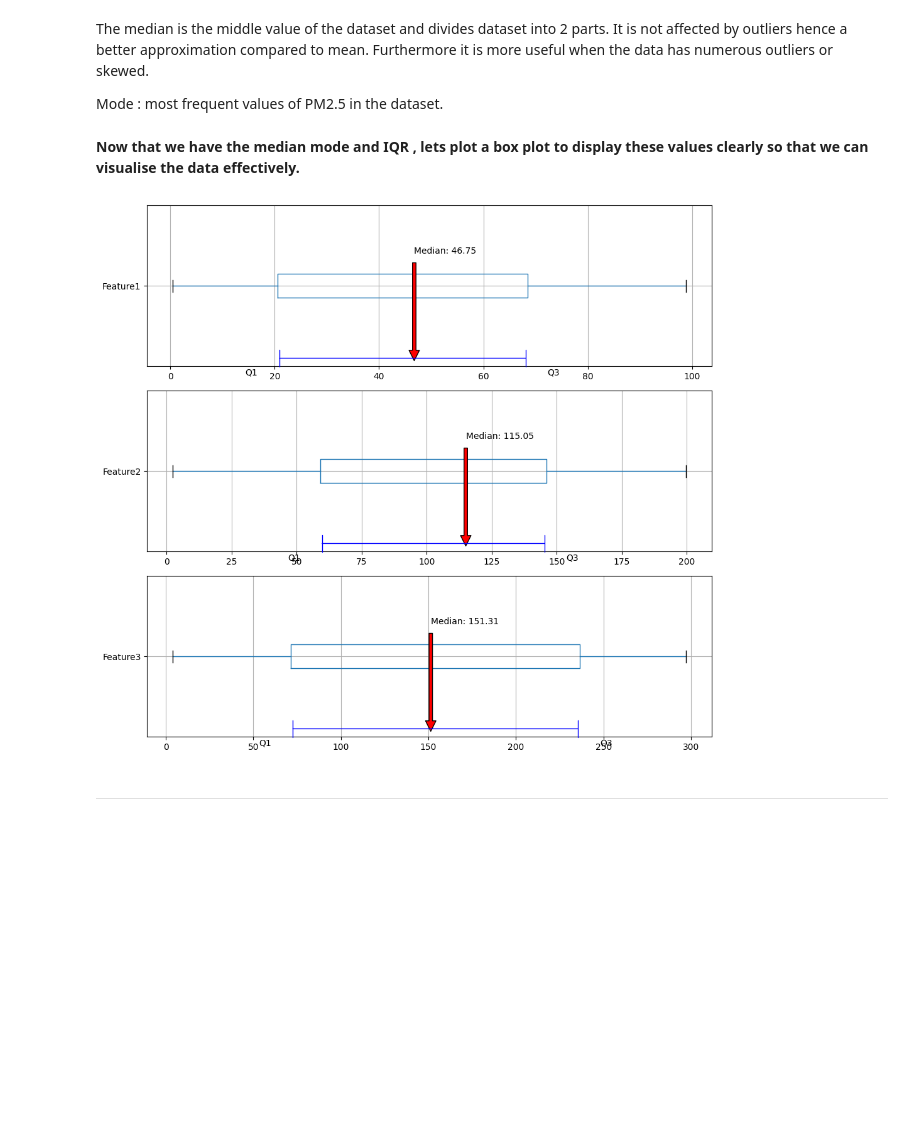
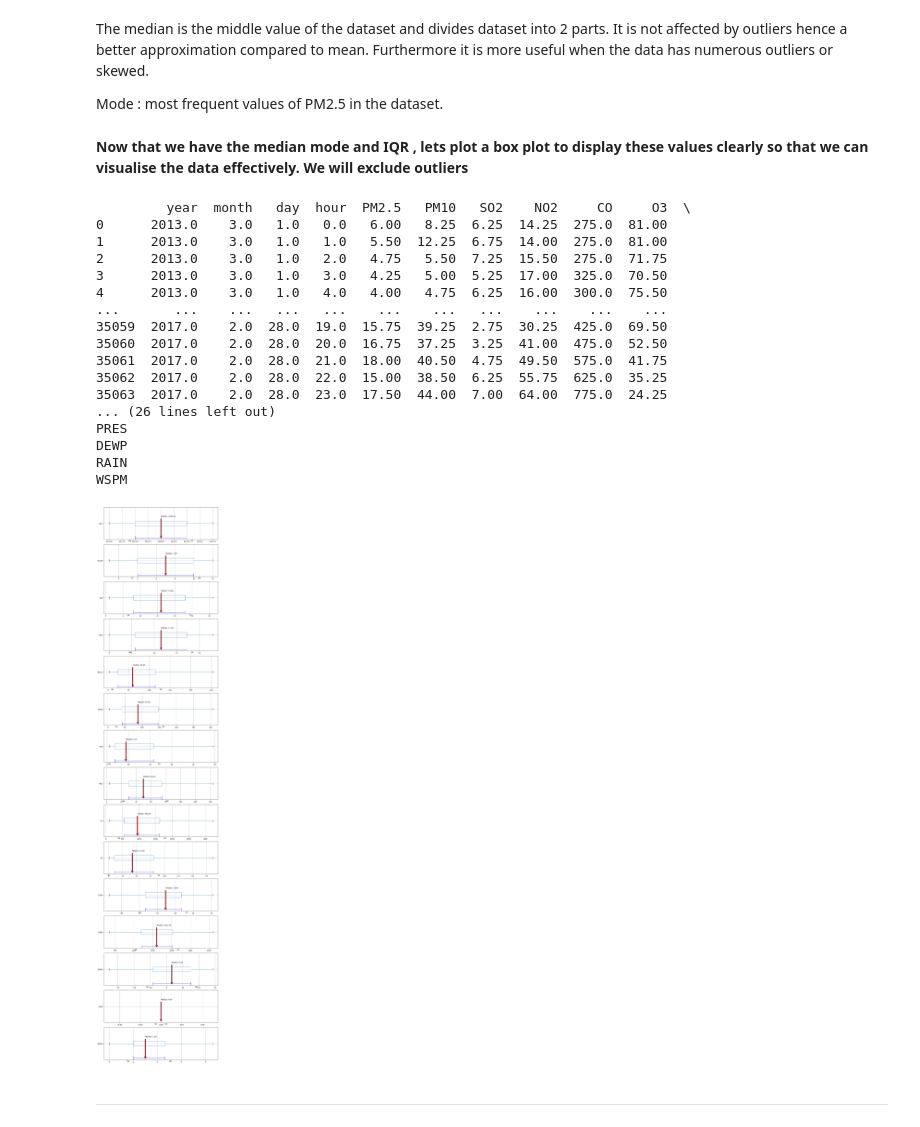
Before and after one commit to maxwellau2/SC1015MiniProject, a Jupyter notebook: EDA.ipynb, the cells around one changed output. Drawn from its saved outputs; the diff is of its cells as text; code cells hidden in the pictures; blank space fills up the shorter version.

```diff
--- a/EDA.ipynb
+++ b/EDA.ipynb
@@ -244,16 +219,9 @@ The median is the middle value of the dataset and divides dataset into 2 parts.
 
 Mode : most frequent values of PM2.5 in the dataset.
 # %% [markdown]
-**Now that we have the median mode and IQR , lets plot a box plot to display these values clearly so that we can visualise the data effectively.**
+**Now that we have the median mode and IQR , lets plot a box plot to display these values clearly so that we can visualise the data effectively. We will exclude outliers**
 # %%
 
-np.random.seed(0)
-data = {
-    'Feature1': np.random.rand(100) * 100,
-    'Feature2': np.random.rand(100) * 200,
-    'Feature3': np.random.rand(100) * 300,
-}
-df = pd.DataFrame(data)
 
 # Select only numeric data types
 df_numeric = df.select_dtypes(include=[np.number])
@@ -262,35 +230,54 @@ df_numeric = df.select_dtypes(include=[np.number])
 median_values = df_numeric.median()
 mode_values = df_numeric.mode().iloc[0]  # First mode in case there are multiple modes
 Q1 = df_numeric.quantile(0.25)
 Q3 = df_numeric.quantile(0.75)
 IQR = Q3 - Q1
 
 # Adjusting the figure size to make it smaller
 fig, axes = plt.subplots(nrows=len(df_numeric.columns), figsize=(10, 3 * len(df_numeric.columns)))  # Adjusted multiplier here
 
 # Check if there's only one column to avoid indexing error
 if len(df_numeric.columns) == 1:
     axes = [axes]  # Make it iterable
 
 # Plotting boxplots
+print(df_numeric)
 for ax, col in zip(axes, df_numeric.columns):
     # Boxplot for each column
-    df_numeric.boxplot(column=col, ax=ax, vert=False)
+    print(col)
+    df_numeric.boxplot(column=col, ax=ax, vert=False, showfliers=False)
 
     # Annotations for median
     ax.annotate(f'Median: {median_values[col]:.2f}', xy=(median_values[col], 0.5), xytext=(median_values[col], 1.2),
                 arrowprops=dict(facecolor='red', shrink=0.05))
 
     # Annotations for IQR
     ax.annotate('Q1', xy=(Q1[col], 0.5), textcoords='offset points', xytext=(-30, -10), ha='center')
     ax.annotate('Q3', xy=(Q3[col], 0.5), textcoords='offset points', xytext=(30, -10), ha='center')
     ax.annotate('', xy=(Q1[col], 0.55), xytext=(Q3[col], 0.55), arrowprops=dict(arrowstyle='|-|', color='blue'))
 
 # Tight layout to ensure no overlap
 plt.tight_layout()
 plt.show()
 # %% [output]
+         year  month   day  hour  PM2.5   PM10   SO2    NO2     CO     O3  \
+0      2013.0    3.0   1.0   0.0   6.00   8.25  6.25  14.25  275.0  81.00
+1      2013.0    3.0   1.0   1.0   5.50  12.25  6.75  14.00  275.0  81.00
+2      2013.0    3.0   1.0   2.0   4.75   5.50  7.25  15.50  275.0  71.75
+3      2013.0    3.0   1.0   3.0   4.25   5.00  5.25  17.00  325.0  70.50
+4      2013.0    3.0   1.0   4.0   4.00   4.75  6.25  16.00  300.0  75.50
+...       ...    ...   ...   ...    ...    ...   ...    ...    ...    ...
+35059  2017.0    2.0  28.0  19.0  15.75  39.25  2.75  30.25  425.0  69.50
+35060  2017.0    2.0  28.0  20.0  16.75  37.25  3.25  41.00  475.0  52.50
+35061  2017.0    2.0  28.0  21.0  18.00  40.50  4.75  49.50  575.0  41.75
+35062  2017.0    2.0  28.0  22.0  15.00  38.50  6.25  55.75  625.0  35.25
+35063  2017.0    2.0  28.0  23.0  17.50  44.00  7.00  64.00  775.0  24.25
+... (26 lines left out)
+PRES
+DEWP
+RAIN
+WSPM
-[figure, old version]
+[figure, new version]
 # %% [markdown]
 ----------------
 # %% [markdown]
```
Also changed, not shown: parts of 9 cells of this notebook.
